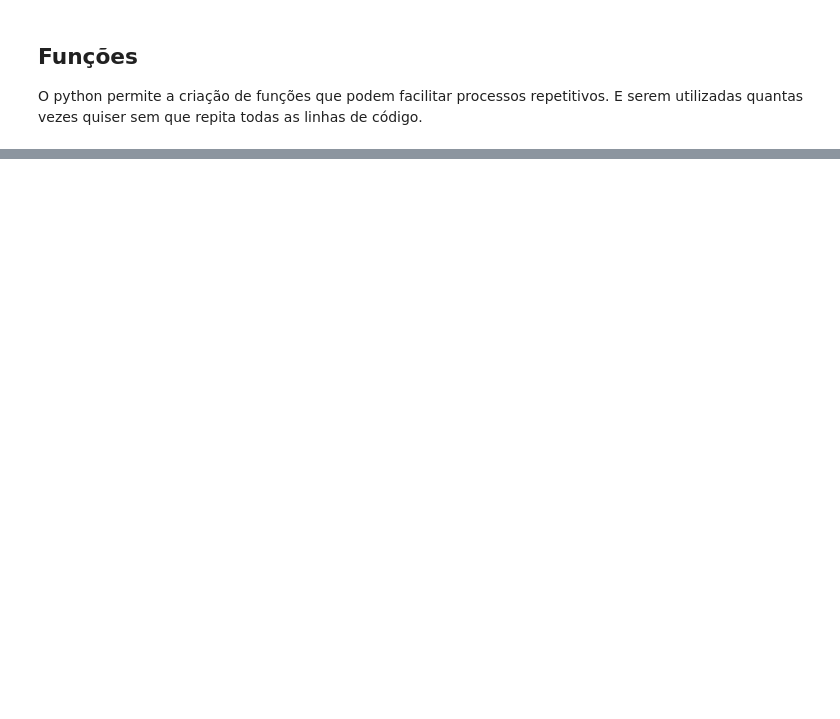
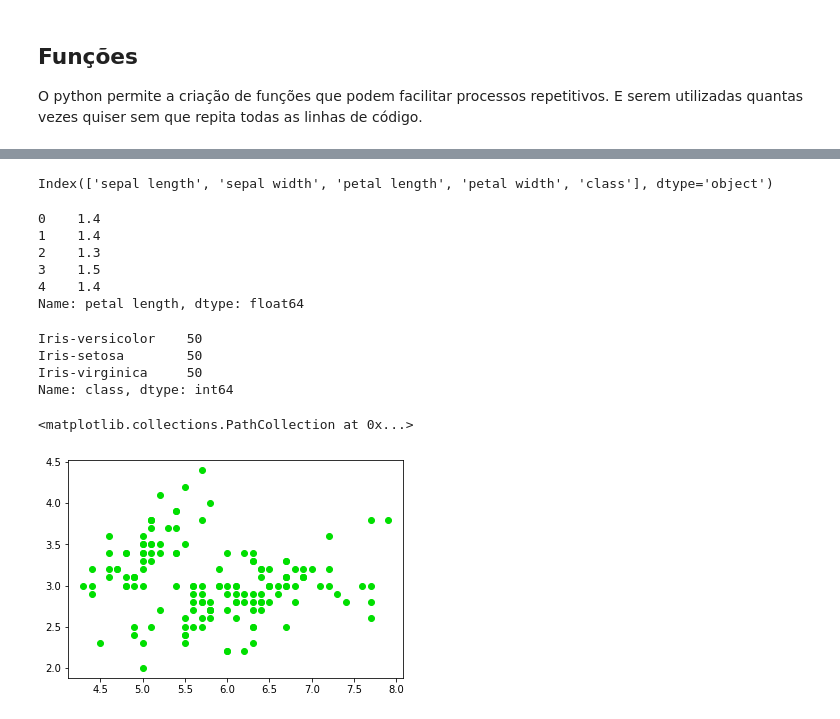
Before and after one commit to thiagolopes97/ITA, a Jupyter notebook: Aula1_IntroPython_Colab.ipynb, the cells around one changed output, grey strips where cells are left out. Saved outputs shown, nothing was run; the diff lists cells and outputs as text; code cells hidden in the pictures; blank space fills up the shorter version.

```diff
--- a/Aula1_IntroPython_Colab.ipynb
+++ b/Aula1_IntroPython_Colab.ipynb
@@ -608,0 +735,3 @@ import matplotlib.pyplot as plt
+# %%
+df = pd.read_csv('https://raw.githubusercontent.com/thiagolopes97/ITA/main/iris.csv')
+df.head()
@@ -608,0 +745,25 @@ import matplotlib.pyplot as plt
+# %%
+df.columns
+# %% [output]
+Index(['sepal length', 'sepal width', 'petal length', 'petal width', 'class'], dtype='object')
+# %%
+df['petal length'].head()
+# %% [output]
+0    1.4
+1    1.4
+2    1.3
+3    1.5
+4    1.4
+Name: petal length, dtype: float64
+# %%
+df['class'].value_counts()
+# %% [output]
+Iris-versicolor    50
+Iris-setosa        50
+Iris-virginica     50
+Name: class, dtype: int64
+# %%
+plt.scatter(df['sepal length'],df['sepal width'],c="#00DF00")
+# %% [output]
+<matplotlib.collections.PathCollection at 0x...>
+[figure, added]
```
Also changed, not shown: parts of 53 cells of this notebook.
